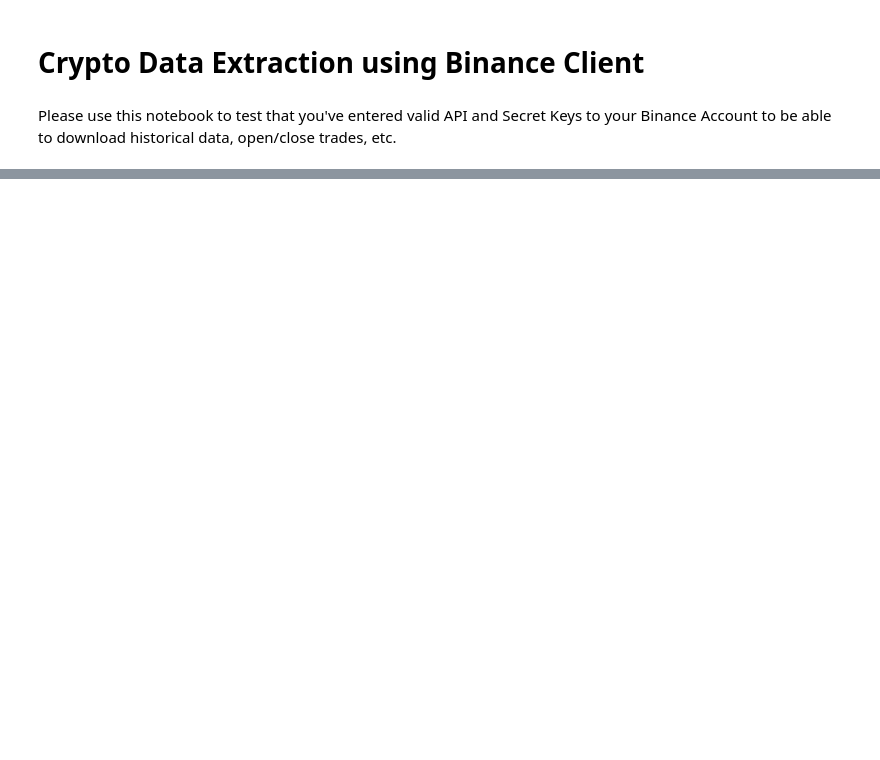
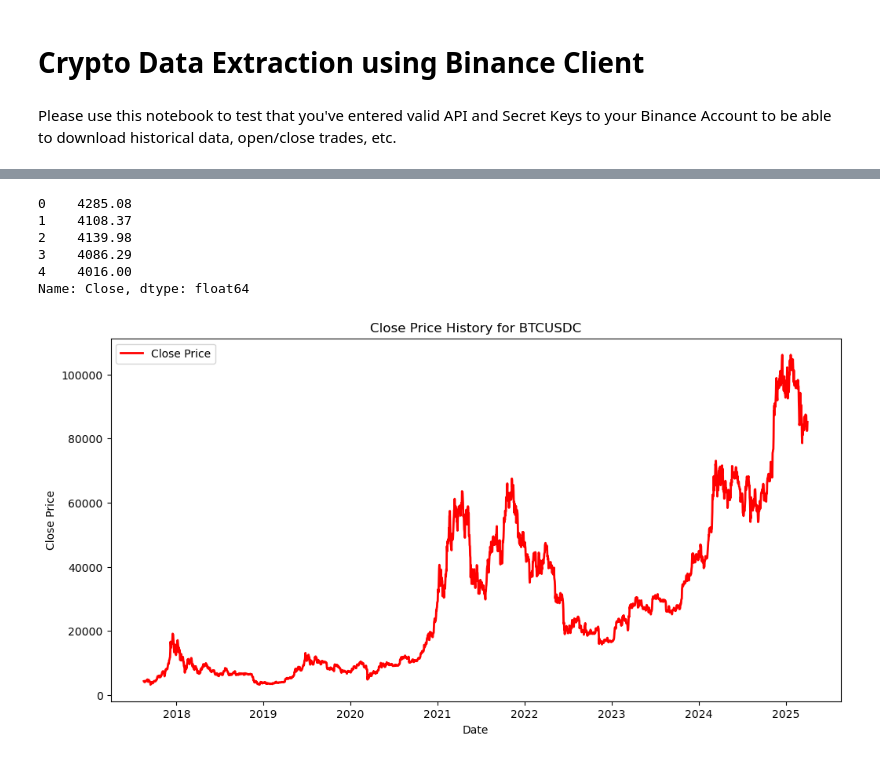
Before and after one commit to DevrajK721/LSTM_Security_Prediction, a Jupyter notebook: notebooks/Crypto_Data.ipynb, the cells around one changed output, grey strips where cells are left out. Drawn from its saved outputs; the diff is of its cells as text; code cells hidden in the pictures; blank space fills up the shorter version.

Commit message:
Code: Full Binance Data Fetching Class

```diff
--- a/notebooks/Crypto_Data.ipynb
+++ b/notebooks/Crypto_Data.ipynb
@@ -12,8 +11,6 @@ from data import *
 # %%
 # This is a simple example of how to use the LSTM framework
-os.chdir('../')
-
-x = DataProcessor('AAPL', '2020-01-01', '2023-10-01')
+x = DataProcessor('AAPL', '2010-09-01', '2025-04-01')
 x.fetch_crypto_data()
 
 x.df.head()
@@ -21,0 +24,19 @@ FileNotFoundError: [Errno 2] No such file or directory: 'secrets/secrets.json'
+# %%
+x.df.Close.head()
+# %% [output]
+0    4285.08
+1    4108.37
+2    4139.98
+3    4086.29
+4    4016.00
+Name: Close, dtype: float64
+# %%
+plt.figure(figsize=(12, 6))
+plt.plot(x.df['Open Time'], x.df['Close'], label='Close Price', color='red', linewidth=2)
+plt.title('Close Price History for BTCUSDC')
+plt.xlabel('Date')
+plt.ylabel('Close Price')
+plt.legend()
+plt.show()
+# %% [output]
+[figure, added]
```
Also changed, not shown: parts of 2 cells of this notebook, 6 other files.
